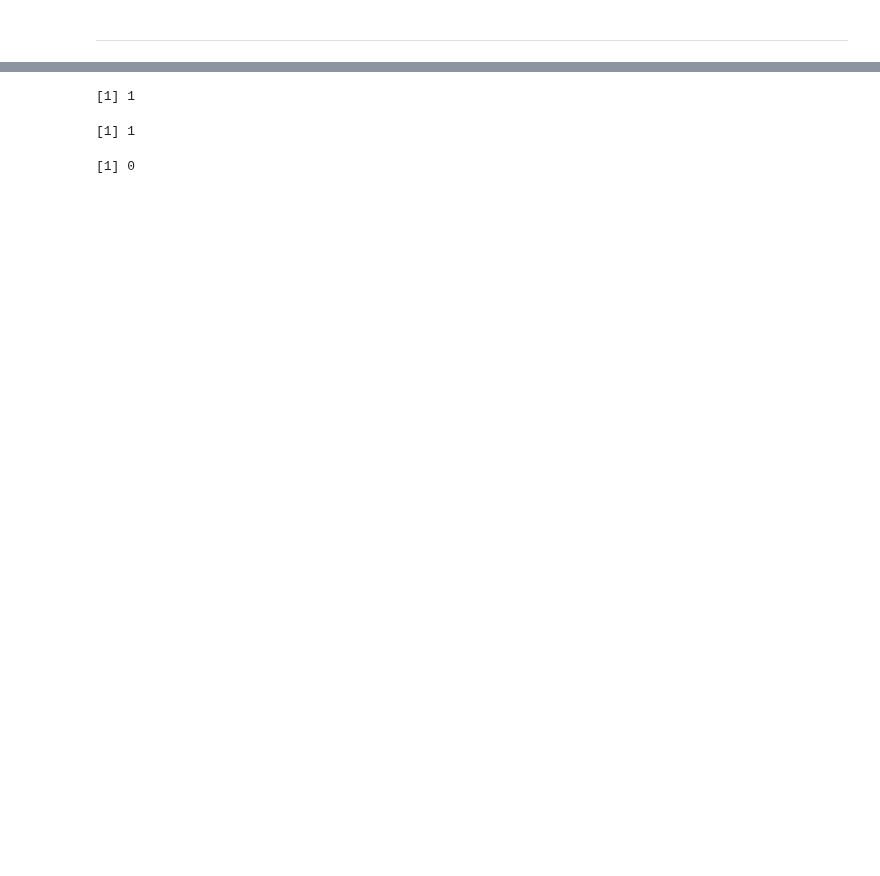
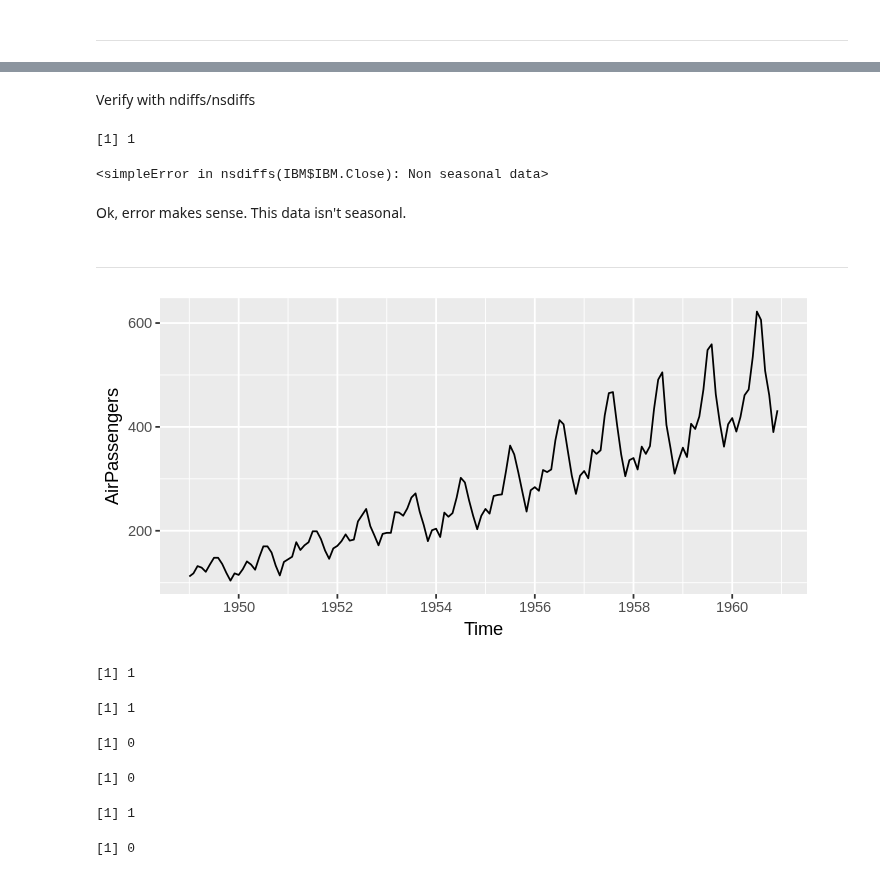
Before and after one commit to snowch-notes/statistics-old, a Jupyter notebook: timeseries_r/8_1_stationarity_and_differencing.ipynb, the cells around one changed output, grey strips where cells are left out. Saved outputs shown, nothing was run; the diff lists cells and outputs as text; code cells hidden in the pictures; blank space fills up the shorter version.

```diff
--- a/timeseries_r/8_1_stationarity_and_differencing.ipynb
+++ b/timeseries_r/8_1_stationarity_and_differencing.ipynb
@@ -90,7 +119,45 @@ OU M249 Guidelines:
+# %% [markdown]
+Verify with ndiffs/nsdiffs
 # %%
 ndiffs(IBM$IBM.Close)
 # %% [output]
 [1] 1
+# %%
+# catch error to allow jupyter to continue running
+tryCatch({
+    nsdiffs(IBM$IBM.Close)
+}, error = function(e) {
+    print(e)
+})
+# %% [output]
+<simpleError in nsdiffs(IBM$IBM.Close): Non seasonal data>
+# %% [markdown]
+Ok, error makes sense.  This data isn't seasonal.
+# %% [markdown]
+---
+# %%
+library(repr)
+options(repr.plot.width=6, repr.plot.height=3)
+
+autoplot(AirPassengers)
+# %% [output]
+[figure, added]
+# %%
+AirPassengers %>% ndiffs()
+# %% [output]
+[1] 1
+# %%
+AirPassengers %>% log() %>% ndiffs()
+# %% [output]
+[1] 1
+# %%
+AirPassengers %>% log() %>% diff() %>% ndiffs()
+# %% [output]
+[1] 0
+# %%
+AirPassengers %>% log() %>% diff() %>% nsdiffs()
+# %% [output]
+[1] 0
 # %%
 AirPassengers %>% log() %>% nsdiffs()
 # %% [output]
```
Also changed, not shown: parts of 15 cells of this notebook.
